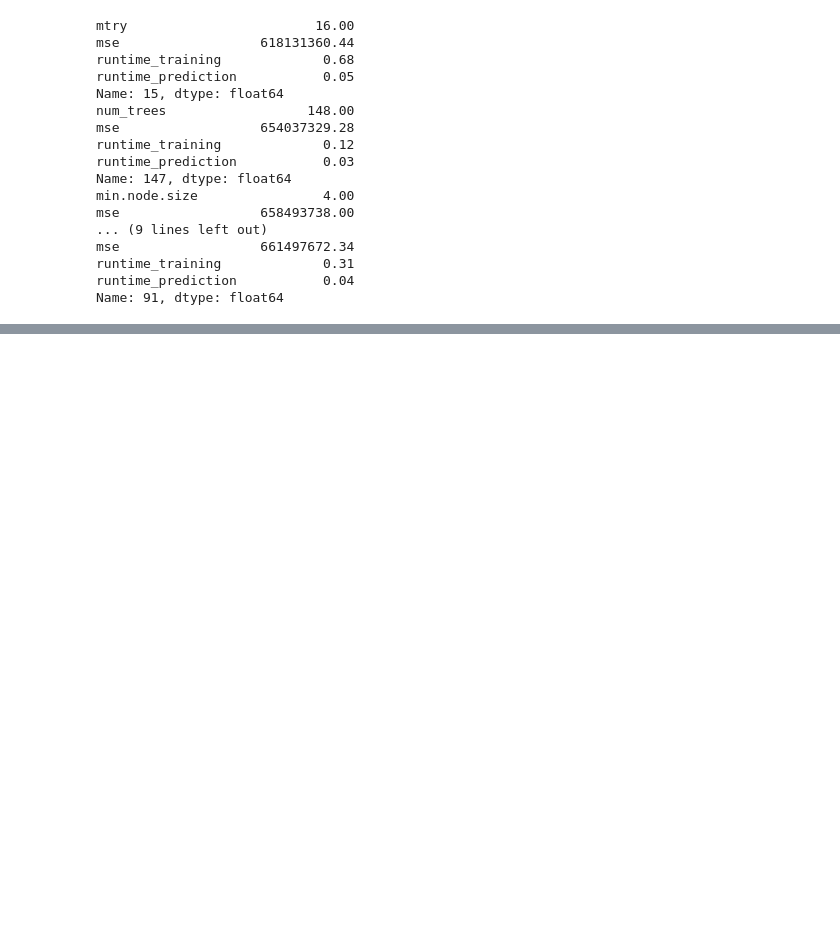
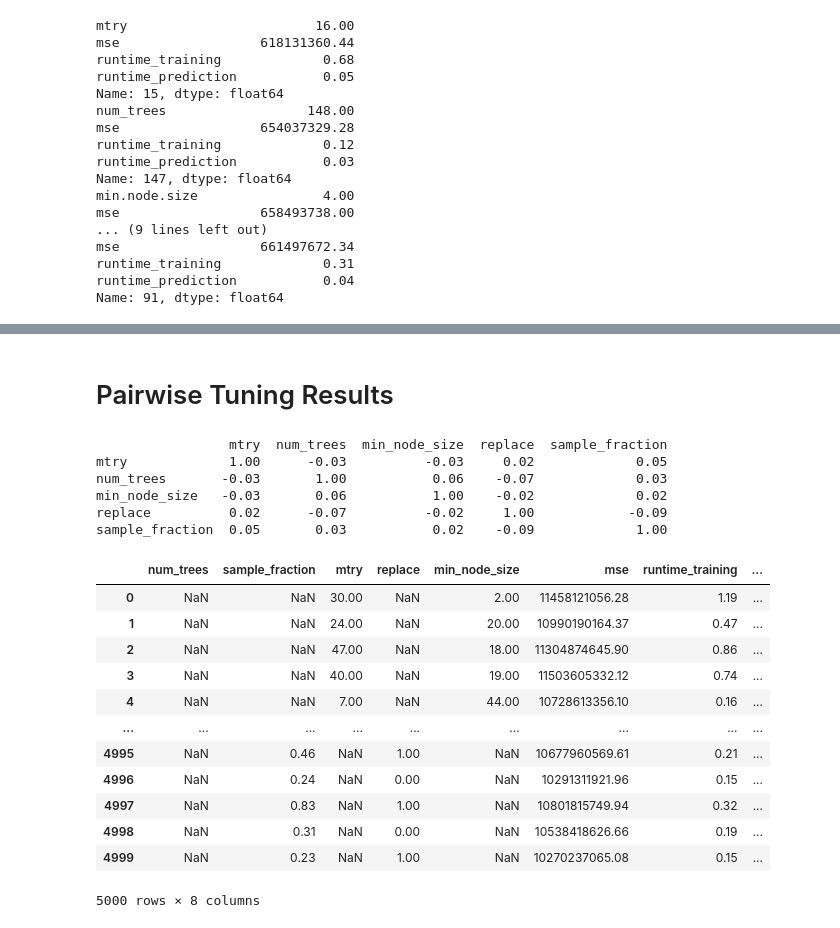
Before and after one commit to TimonKaeppel/tuning_house_prices, a Jupyter notebook: general_analysis.ipynb, the cells around one changed output, grey strips where cells are left out. Drawn from its saved outputs; the diff is of its cells as text; code cells hidden in the pictures; blank space fills up the shorter version.

```diff
--- a/general_analysis.ipynb
+++ b/general_analysis.ipynb
@@ -86,0 +116,38 @@ Name: 91, dtype: float64
+# %% [markdown]
+# Pairwise Tuning Results
+# %%
+dfs= [mtry_min_node_size_df, mtry_replace_df, mtry_sample_fraction_df, num_trees_min_node_size_df, num_trees_mtry_df, num_trees_replace_df, num_trees_sample_fraction_df, min_node_size_replace_df, sample_fraction_min_node_size_df, sample_fraction_replace_df]
+
+combined_df = pd.concat(dfs, ignore_index=True)
+
+hyperparameters = ['mtry', 'num_trees', 'min_node_size', 'replace', 'sample_fraction']
+
+filtered_df = combined_df[hyperparameters]
+
+correlation_matrix = filtered_df.corr()
+
+# Ausgabe der Korrelationsmatrix
+print(correlation_matrix)
+# %% [output]
+                 mtry  num_trees  min_node_size  replace  sample_fraction
+mtry             1.00      -0.03          -0.03     0.02             0.05
+num_trees       -0.03       1.00           0.06    -0.07             0.03
+min_node_size   -0.03       0.06           1.00    -0.02             0.02
+replace          0.02      -0.07          -0.02     1.00            -0.09
+sample_fraction  0.05       0.03           0.02    -0.09             1.00
+# %%
+combined_df
+# %% [output]
+|  | num_trees | sample_fraction | mtry | replace | min_node_size | mse | runtime_training | ... |
+| 0 | NaN | NaN | 30.00 | NaN | 2.00 | 11458121056.28 | 1.19 | ... |
+| 1 | NaN | NaN | 24.00 | NaN | 20.00 | 10990190164.37 | 0.47 | ... |
+| 2 | NaN | NaN | 47.00 | NaN | 18.00 | 11304874645.90 | 0.86 | ... |
+| 3 | NaN | NaN | 40.00 | NaN | 19.00 | 11503605332.12 | 0.74 | ... |
+| 4 | NaN | NaN | 7.00 | NaN | 44.00 | 10728613356.10 | 0.16 | ... |
+| ... | ... | ... | ... | ... | ... | ... | ... | ... |
+| 4995 | NaN | 0.46 | NaN | 1.00 | NaN | 10677960569.61 | 0.21 | ... |
+| 4996 | NaN | 0.24 | NaN | 0.00 | NaN | 10291311921.96 | 0.15 | ... |
+| 4997 | NaN | 0.83 | NaN | 1.00 | NaN | 10801815749.94 | 0.32 | ... |
+| 4998 | NaN | 0.31 | NaN | 0.00 | NaN | 10538418626.66 | 0.19 | ... |
+| 4999 | NaN | 0.23 | NaN | 1.00 | NaN | 10270237065.08 | 0.15 | ... |
+5000 rows × 8 columns
```
Also changed, not shown: parts of 8 cells of this notebook, 23 other files.
